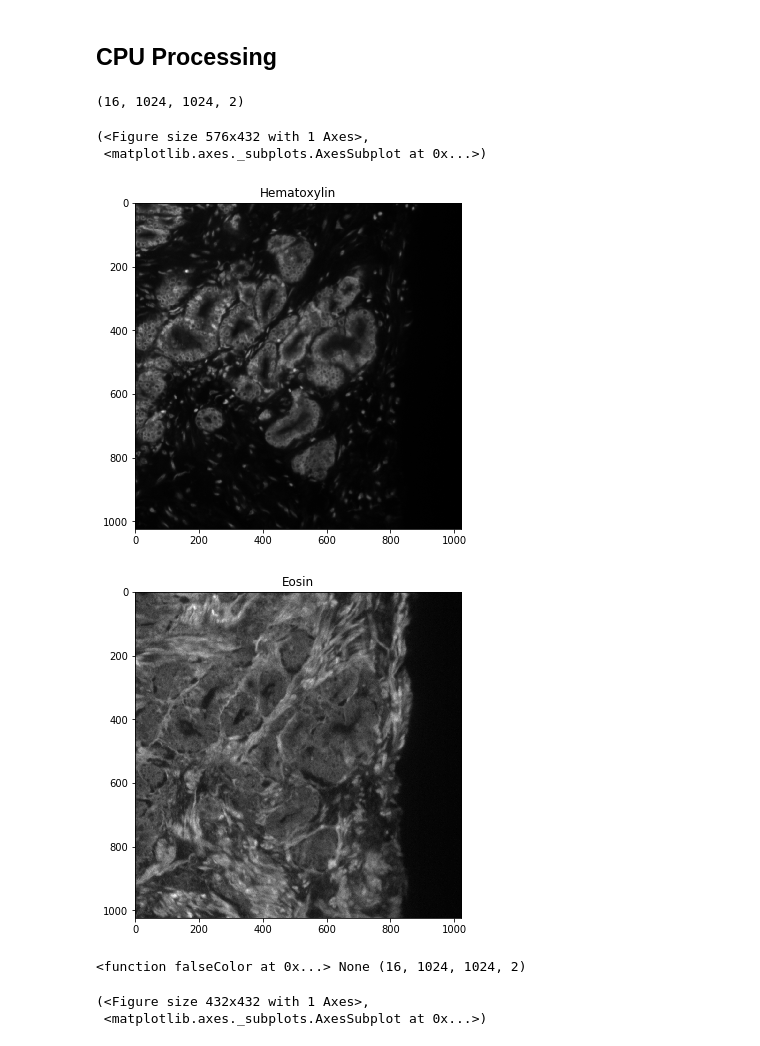
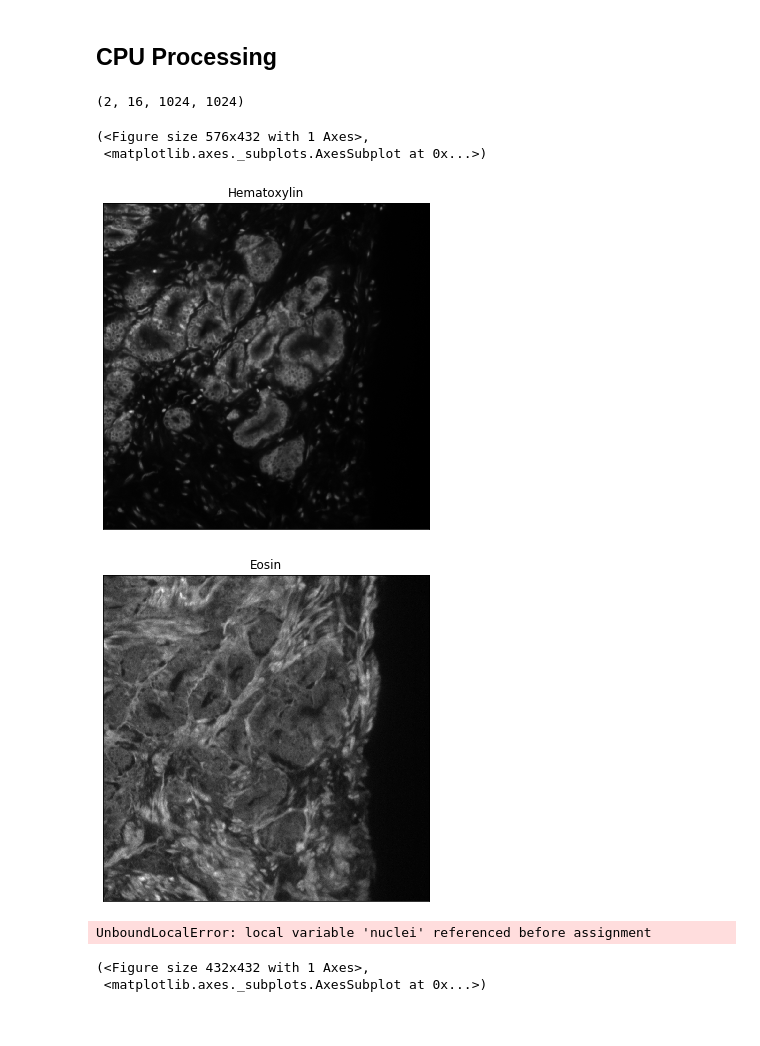
Before and after one commit to serrob23/falsecolor, a Jupyter notebook: Example/Prostate Example.ipynb, the cells around one changed output. Drawn from its saved outputs; the diff is of its cells as text; code cells hidden in the pictures.

```diff
--- a/Example/Prostate Example.ipynb
+++ b/Example/Prostate Example.ipynb
@@ -41,25 +41,26 @@ file_path = os.path.join(os.getcwd(),'h5_sample_data/prostate')
 #setup DataObject with hdf5 imageSet
 Dataset = DataObject(file_path)
 Dataset.setupH5data()
+Dataset.imageSet.shape
 # %% [output]
-(16, 1024, 1024, 2)
+(2, 16, 1024, 1024)
 # %%
 #create runnable for CPU processing
 runnable_dict = {'runnable':fc.falseColor,'kwargs': None}
 # %%
 #view raw data
-ViewImage(Dataset.imageSet[0,:,:,0], title = 'Hematoxylin', cmap = 'gray', figsize = (8,6))
-ViewImage(Dataset.imageSet[0,:,:,1], title = 'Eosin', cmap = 'gray', figsize = (8,6))
+ViewImage(Dataset.imageSet[0,0,:,:], title = 'Hematoxylin', cmap = 'gray', figsize = (8,6))
+ViewImage(Dataset.imageSet[1,0,:,:], title = 'Eosin', cmap = 'gray', figsize = (8,6))
 # %% [output]
 (<Figure size 576x432 with 1 Axes>,
  <matplotlib.axes._subplots.AxesSubplot at 0x...>)
-[figure, old version]
+[figure, new version]
-[figure, old version]
+[figure, new version]
 # %%
 #run parallel processing on multiple CPU cores
-pseudo_colored_data = Dataset.processImages(runnable_dict,Dataset.imageSet)
+pseudo_colored_data = Dataset.processImages(runnable_dict,np.asarray([Dataset.imageSet[0], Dataset.imageSet[1]]))
 # %% [output]
-<function falseColor at 0x...> None (16, 1024, 1024, 2)
+UnboundLocalError: local variable 'nuclei' referenced before assignment
 # %%
 #View results
 ViewImage(pseudo_colored_data[0,0],title='False Colored Prostate',figsize=(6,6))
```
Also changed, not shown: 1 other file.
